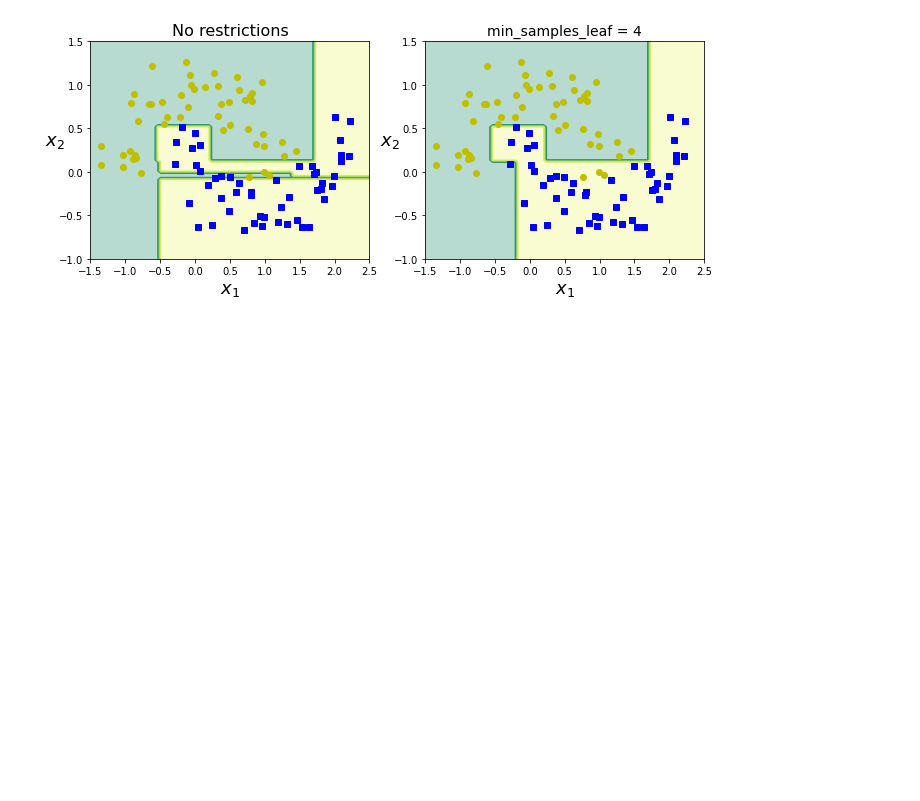
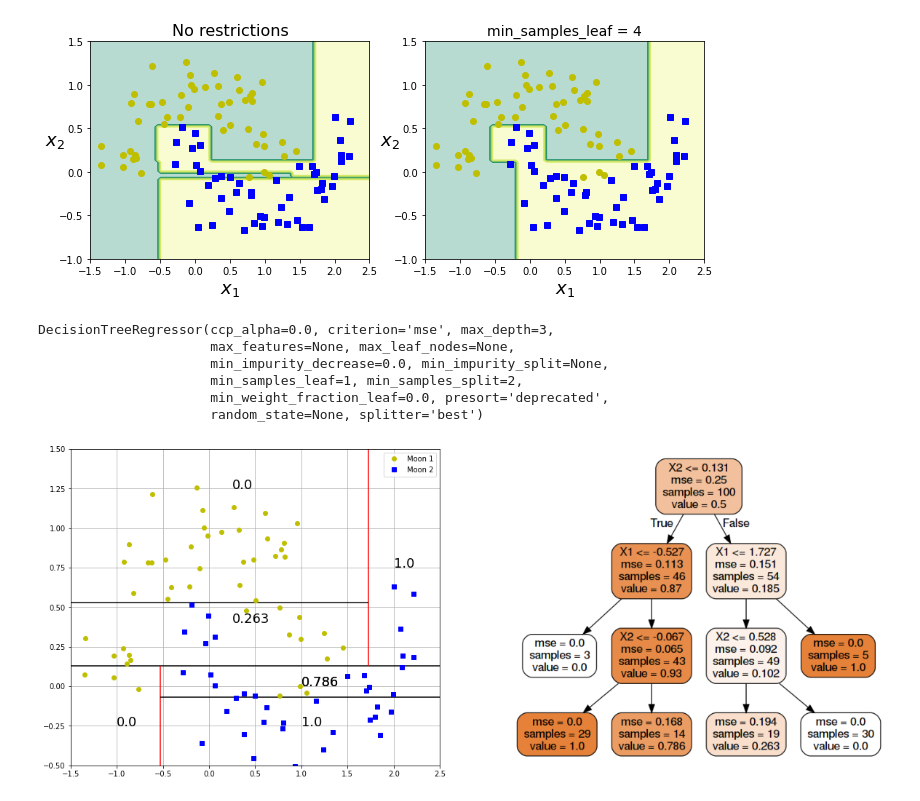
Before and after one commit to Shrey-Viradiya/HandsOnMachineLearning, a Jupyter notebook: Decision_Tree.ipynb, the cells around one changed output. Drawn from its saved outputs; the diff is of its cells as text; code cells hidden in the pictures; blank space fills up the shorter version.

Commit message:
Decision Tree Complete

```diff
--- a/Decision_Tree.ipynb
+++ b/Decision_Tree.ipynb
@@ -131,3 +131,15 @@ export_graphviz(
 # %%
 !dot -Tpng make_moons1.dot -o make_moons1.png
 !dot -Tpng make_moons2.dot -o make_moons2.png
+# %%
+from sklearn.tree import DecisionTreeRegressor
+
+tree_reg = DecisionTreeRegressor(max_depth=3)
+tree_reg.fit(Xm,ym)
+# %% [output]
+DecisionTreeRegressor(ccp_alpha=0.0, criterion='mse', max_depth=3,
+                      max_features=None, max_leaf_nodes=None,
+                      min_impurity_decrease=0.0, min_impurity_split=None,
+                      min_samples_leaf=1, min_samples_split=2,
+                      min_weight_fraction_leaf=0.0, presort='deprecated',
+                      random_state=None, splitter='best')
@@ -133,0 +159,36 @@ export_graphviz(
+# %%
+plt.figure(figsize = (20,8))
+plt.subplot(121)
+plt.plot(Xm[:, 0][ym==0], Xm[:, 1][ym==0], "yo", label="Moon 1")
+plt.plot(Xm[:, 0][ym==1], Xm[:, 1][ym==1], "bs", label="Moon 2")
+
+
+plt.xlim(-1.5,2.5)
+plt.ylim(-0.5,1.5)
+plt.hlines(0.131,-1.5,2.5)
+plt.vlines(-0.527,-0.75, 0.131,'r')
+plt.hlines(-0.067, -0.527, 2.5)
+plt.vlines(1.727,0.131, 1.5,'r')
+plt.hlines(0.528, -1.5, 1.727)
+
+plt.text(-1.0, -0.25, '0.0', fontsize = 18)
+plt.text(1.0, -0.25, '1.0', fontsize = 18)
+plt.text(1.0, 0.0 , '0.786', fontsize = 18)
+plt.text(1.0, 0.0 , '0.786', fontsize = 18)
+plt.text(2.0, 0.75 , '1.0', fontsize = 18)
+plt.text(0.25, 0.4 , '0.263', fontsize = 18)
+plt.text(0.25, 1.25 , '0.0', fontsize = 18)
+
+
+plt.legend()
+plt.grid(True)
+
+
+plt.subplot(122)
+
+image = mpimg.imread("tree_regression.png")
+plt.imshow(image)
+plt.axis(False)
+plt.show()
+# %% [output]
+[figure, added]
```
Also changed, not shown: parts of 3 cells of this notebook, 2 other files.
